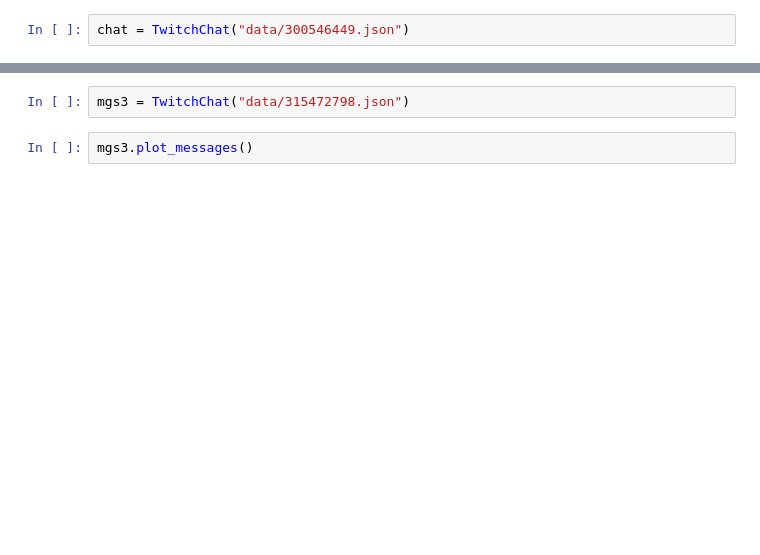
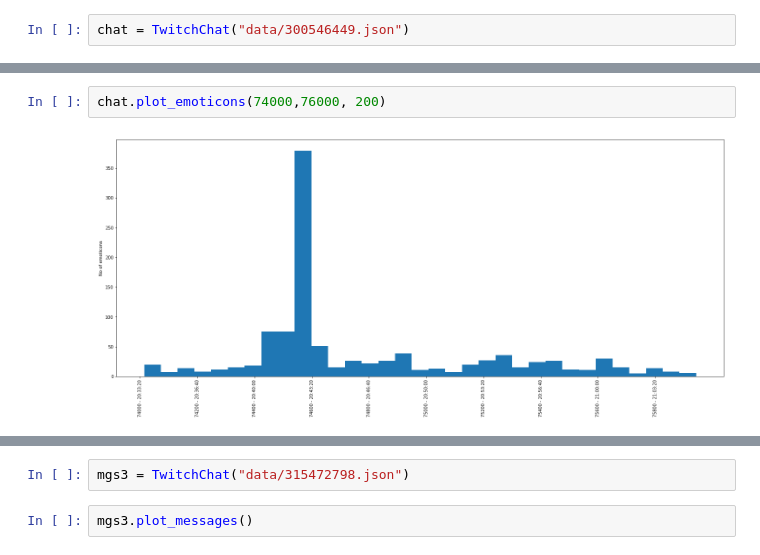
Before and after one commit to missinglinks/twitch-chat-stuff, a Jupyter notebook: Twitch Chat Analysis.ipynb, the cells around one changed output, grey strips where cells are left out. Cells and saved outputs as stored; diff of their text form; blank space fills up the shorter version.

```diff
--- a/Twitch Chat Analysis.ipynb
+++ b/Twitch Chat Analysis.ipynb
@@ -6,0 +36,4 @@ chat.plot_emoticons()
+# %%
+chat.plot_emoticons(74000,76000, 200)
+# %% [output]
+[figure, added]
```
Also changed, not shown: parts of 28 cells of this notebook.
